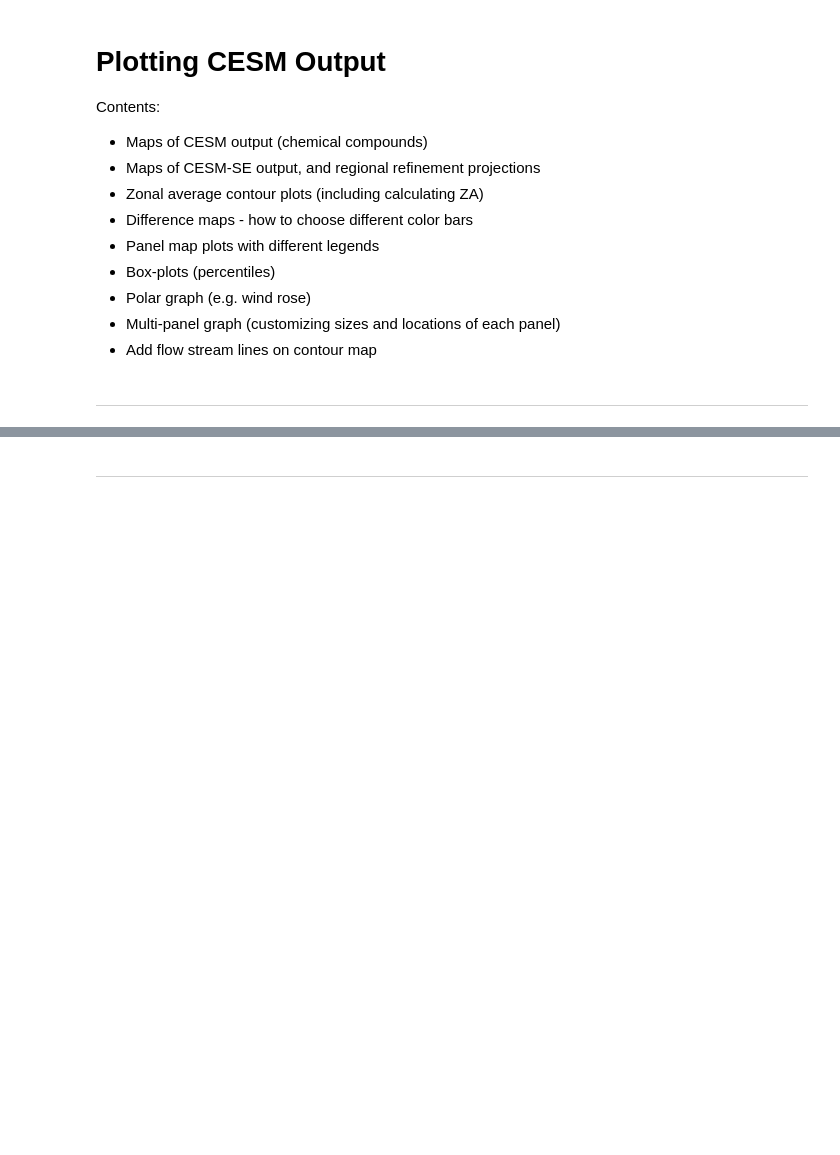
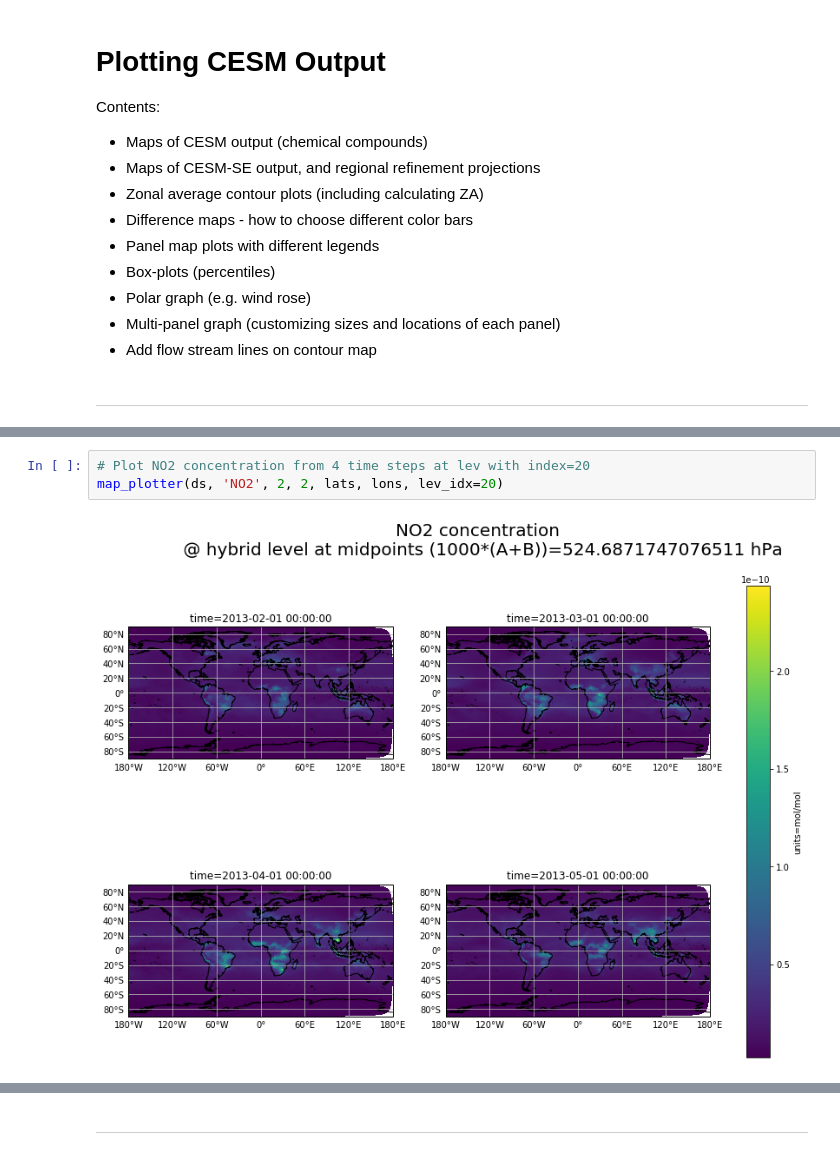
Before and after one commit to NCAR/ACOM-Python-Tutorial, a Jupyter notebook: notebooks/02_plotting.ipynb, the cells around one changed output, grey strips where cells are left out. Drawn from its saved outputs; the diff is of its cells as text; blank space fills up the shorter version.

```diff
--- a/notebooks/02_plotting.ipynb
+++ b/notebooks/02_plotting.ipynb
@@ -35,0 +206,5 @@ UsageError: %%bash is a cell magic, but the cell body is empty.
+# %%
+# Plot NO2 concentration from 4 time steps at lev with index=20
+map_plotter(ds, 'NO2', 2, 2, lats, lons, lev_idx=20)
+# %% [output]
+[figure, added]
```
Also changed, not shown: parts of 37 cells of this notebook, 2 other files.
